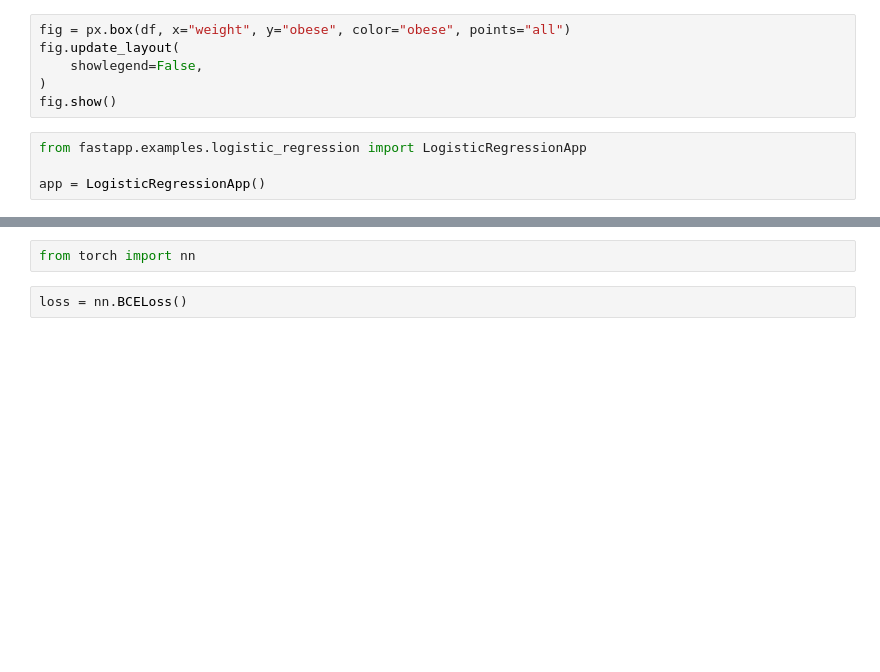
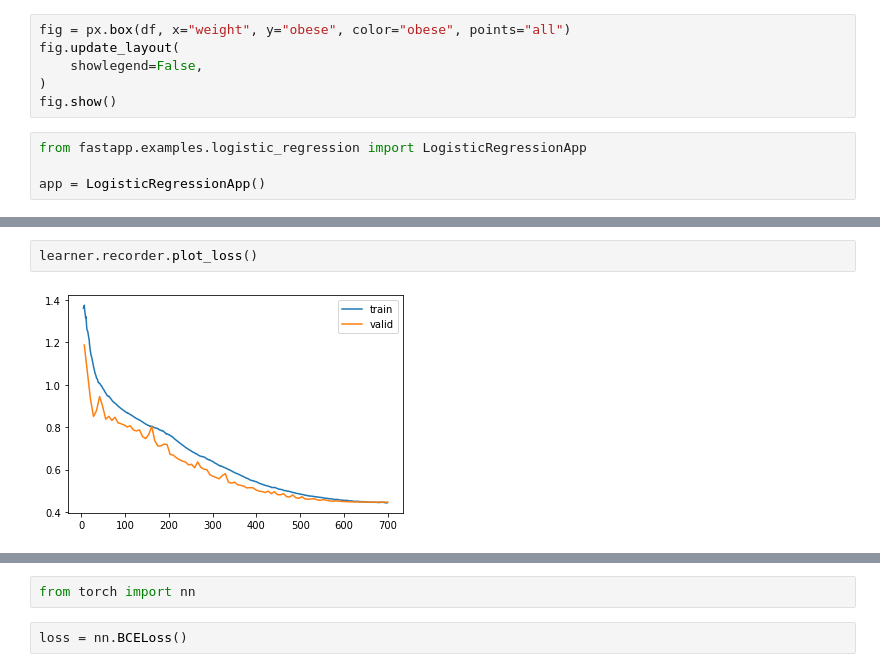
Before and after one commit to rbturnbull/fastapp, a Jupyter notebook: docs/notebook_examples/logistic_regression_example.ipynb, the cells around one changed output, grey strips where cells are left out. Drawn from its saved outputs; the diff is of its cells as text; blank space fills up the shorter version.

```diff
--- a/docs/notebook_examples/logistic_regression_example.ipynb
+++ b/docs/notebook_examples/logistic_regression_example.ipynb
@@ -80,3 +82,7 @@ Better model found at epoch 0 with accuracy value: 0.7166666388511658.
+# %%
+learner.recorder.plot_loss()
+# %% [output]
+[figure, added]
 # %%
 x = torch.linspace(df["weight"].min(), df["weight"].max(), 100)
 x
```
Also changed, not shown: parts of 16 cells of this notebook, 5 other files.
